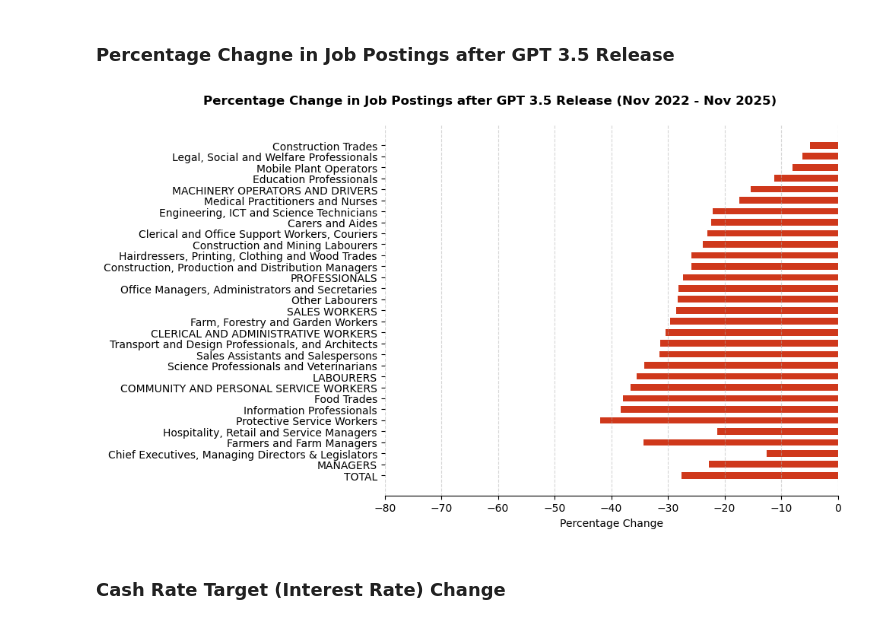
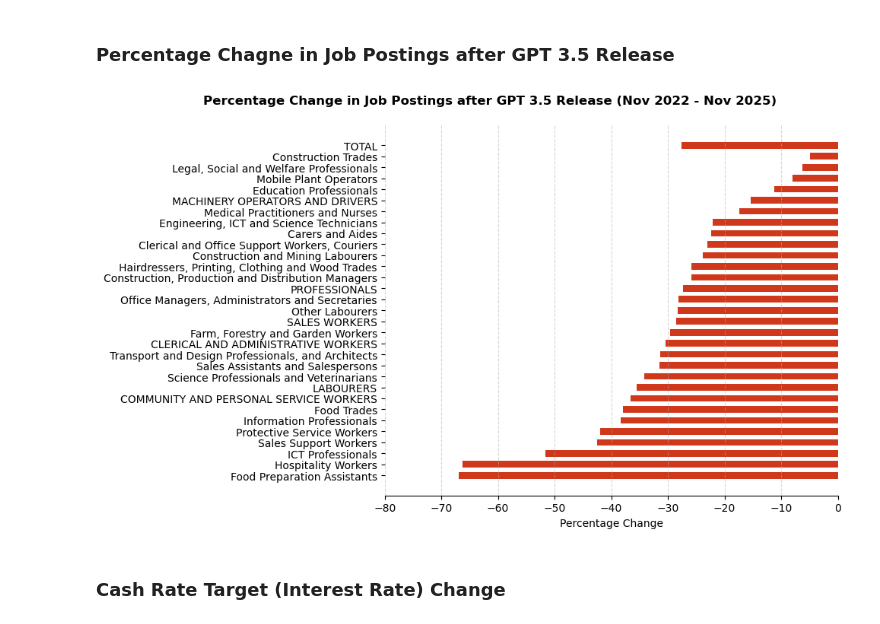
Before and after one commit to phenom0999/Summer-Internship-2025, a Jupyter notebook: Notebooks/AI_Impact_On_Vacancy/ai_impact_on_vacancy.ipynb, the cells around one changed output. Drawn from its saved outputs; the diff is of its cells as text; code cells hidden in the pictures.

```diff
--- a/Notebooks/AI_Impact_On_Vacancy/ai_impact_on_vacancy.ipynb
+++ b/Notebooks/AI_Impact_On_Vacancy/ai_impact_on_vacancy.ipynb
@@ -53,30 +53,30 @@ df['percent_change'] = ((df[latest_month] - df['Nov-22']) / df['Nov-22']) * 100
 # %%
 import pandas as pd
 import matplotlib.pyplot as plt
 
 # Separate and sort data
 code_0 = df[df['ANZSCO_CODE'] == "0"]
-top5 = df[:5]
+top5 = df.sort_values(by="percent_change", ascending=True)[:5]
 others = df[df['ANZSCO_CODE'] != "0"][5::2].sort_values('percent_change', ascending=True)
 df_plot = pd.concat([top5, others, code_0])
 
 # Create plot
 fig, ax = plt.subplots(figsize=(10, 6))
 bars = ax.barh(df_plot['ANZSCO_TITLE'], df_plot['percent_change'], color='#CF381B', height=0.6)
 
 # Style
 ax.spines[['top', 'right', 'left']].set_visible(False)
 ax.grid(axis='x', linestyle='--', alpha=0.5)
 ax.set_xlim(-80, 0)
 
 plt.title('Percentage Change in Job Postings after GPT 3.5 Release (Nov 2022 - Nov 2025)', loc='left', fontweight='bold', pad=20, x=-0.4)
 plt.xlabel('Percentage Change')
 plt.tight_layout()
 
 plt.savefig("outputs/images/ai_impact_on_job_postings")
 plt.show()
 # %% [output]
-[figure, old version]
+[figure, new version]
 # %% [markdown]
 ### Cash Rate Target (Interest Rate) Change
 # %%
```
Also changed, not shown: 1 other file.
